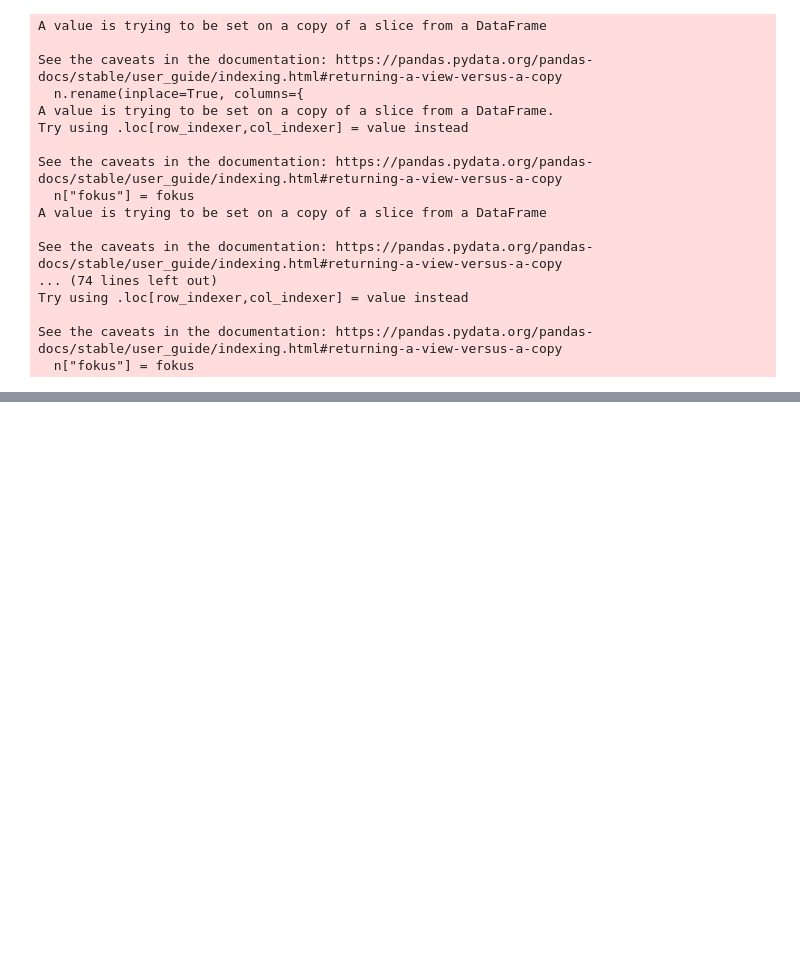
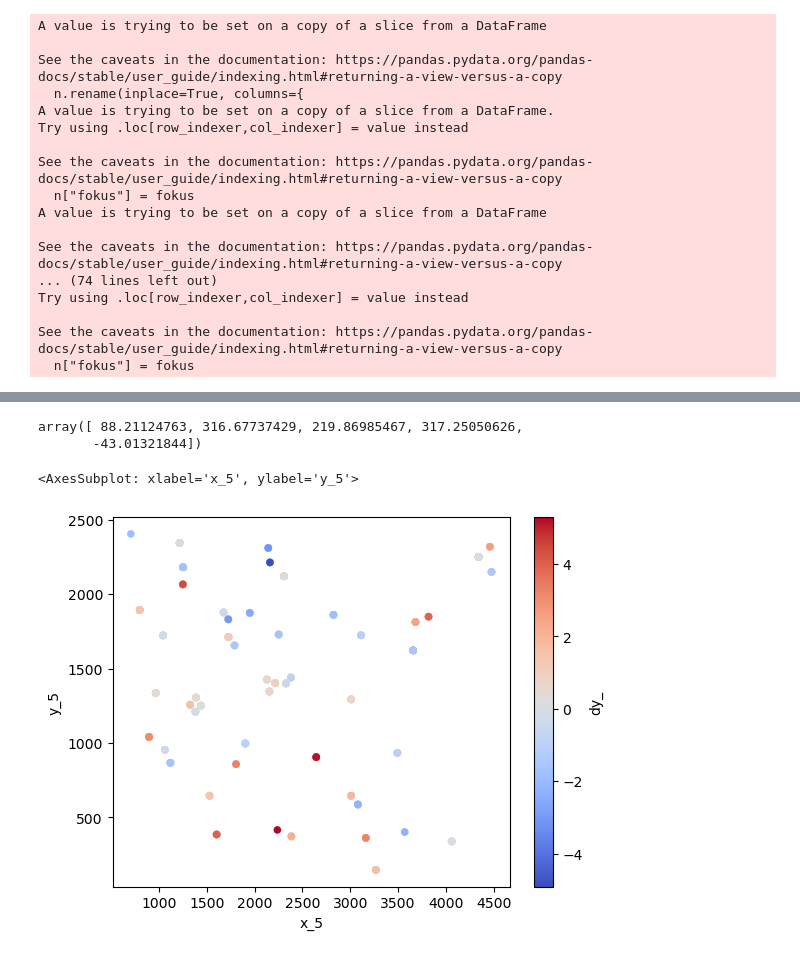
Before and after one commit to FlorianTimm/PhotoBox_Experimente, a Jupyter notebook: Fokus/fokus_faktor.ipynb, the cells around one changed output, grey strips where cells are left out. Saved outputs shown, nothing was run; the diff lists cells and outputs as text; code cells hidden in the pictures; blank space fills up the shorter version.

```diff
--- a/Fokus/fokus_faktor.ipynb
+++ b/Fokus/fokus_faktor.ipynb
@@ -458,18 +458,22 @@ d
+# %%
+x0 = [0.00, 2304, 1296, 5, 0]
 # %%
 from scipy.optimize import least_squares
 
 
 def fun(x):
-    fa1, dx, dy = x
-    fy = (d["dy"])-((d["fokus"]-5)*fa1*(d["y_5"]-dy))
-    fx = (d["dx"])-((d["fokus"]-5)*fa1*(d["x_5"]-dx))
+    fa1, dx, dy, s1, s2 = x
+    r = ((d["y_5"]-dy)**2+(d["x_5"]-dx)**2)**0.5
+    fy = d["dy"] - (d["fokus"]-s1)*fa1*(d["y_5"]-dy) - \
+        r*s2*(d["fokus"]-s1)*fa1*(d["y_5"]-dy)
+    fx = d["dx"] - (d["fokus"]-s1)*fa1*(d["x_5"]-dx) -\
+        r*s2*(d["fokus"]-s1)*fa1*(d["x_5"]-dx)
     d["dx_"] = fx
     d["dy_"] = fy
     f = (fx*fx+fy*fy)**0.5
     return f.to_list()
 
 
-x0 = [0.02, 2300, 1300]
-res_lsq = least_squares(fun, x0, verbose=1)
-res_lsq.x
+res = least_squares(fun, x0, verbose=1)
+res.x
 # %% [output]
@@ -503,0 +514,9 @@ fun(res_lsq.x)
+# %%
+# covariance matrix when jac not degenerate
+from scipy import linalg
+
+cov = linalg.inv(res.jac.T @ res.jac)
+chi2dof = np.sum(res.fun**2)/(res.fun.size - res.x.size)
+cov *= chi2dof
+perr = np.sqrt(np.diag(cov))
+perr
@@ -503,0 +526,3 @@ fun(res_lsq.x)
+# %%
+filter = np.array(fun(res.x)) < chi2dof
+d = d[filter]
@@ -503,0 +540,10 @@ fun(res_lsq.x)
+# %%
+res.x/perr
+# %% [output]
+array([ 88.21124763, 316.67737429, 219.86985467, 317.25050626,
+       -43.01321844])
+# %%
+d.plot.scatter(x="x_5", y="y_5", c="dy_", cmap="coolwarm")
+# %% [output]
+<AxesSubplot: xlabel='x_5', ylabel='y_5'>
+[figure, added]
```
Also changed, not shown: parts of 8 cells of this notebook.
